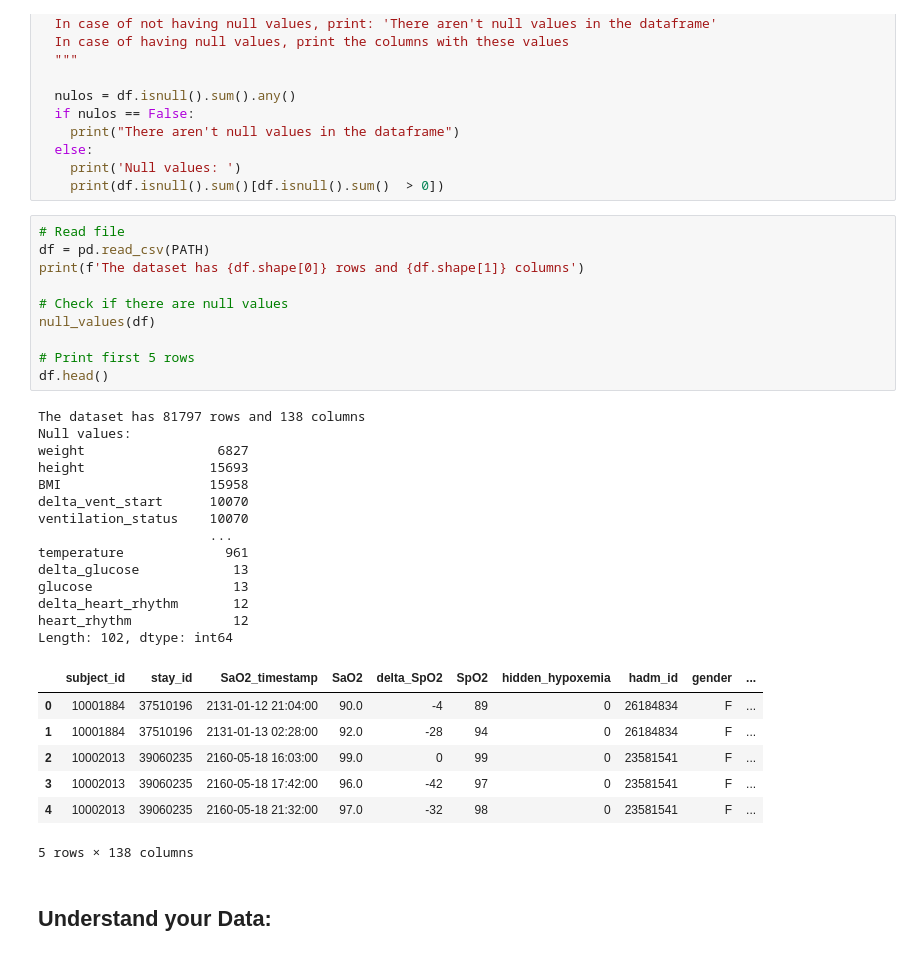
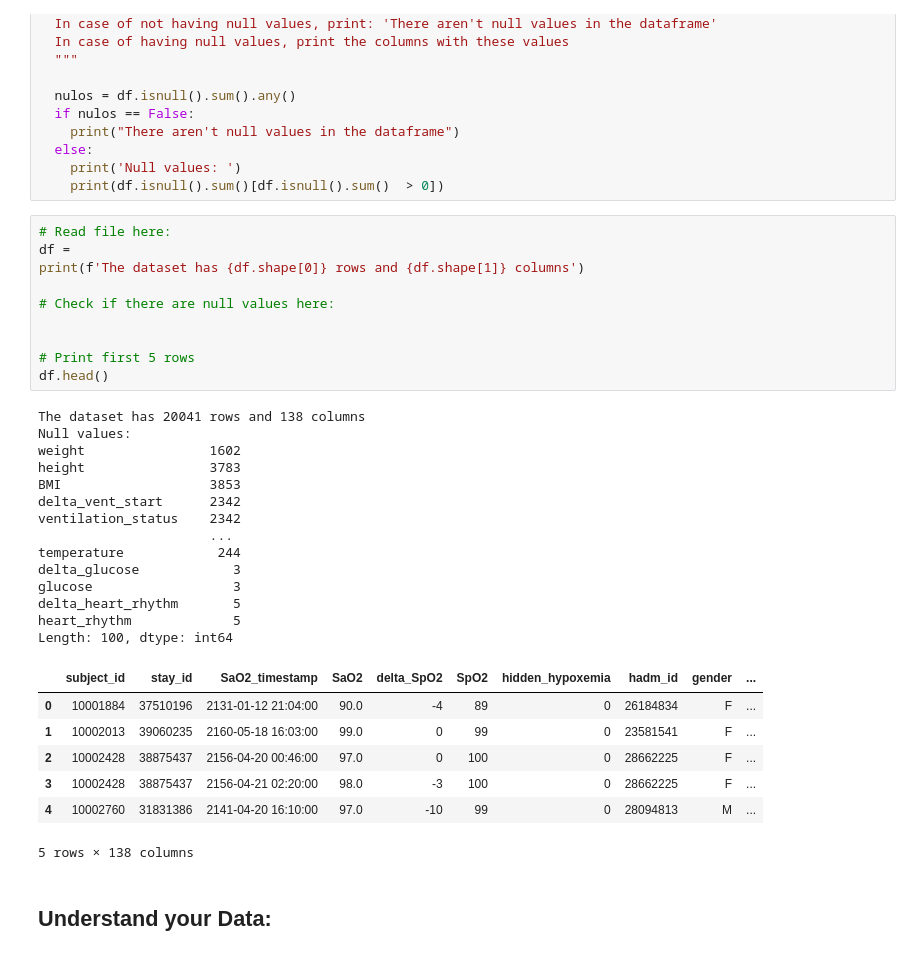
Before and after one commit to CriticalDatathon/workshops, a Jupyter notebook: workshop_2.ipynb, the cells around one changed output. Cells and saved outputs as stored; diff of their text form.

```diff
--- a/workshop_2.ipynb
+++ b/workshop_2.ipynb
@@ -67,36 +115,36 @@ def null_values(df):
     print('Null values: ')
     print(df.isnull().sum()[df.isnull().sum()  > 0])
 # %%
-# Read file
-df = pd.read_csv(PATH)
+# Read file here:
+df =
 print(f'The dataset has {df.shape[0]} rows and {df.shape[1]} columns')
 
-# Check if there are null values
-null_values(df)
+# Check if there are null values here:
+
 
 # Print first 5 rows
 df.head()
 # %% [output]
-The dataset has 81797 rows and 138 columns
+The dataset has 20041 rows and 138 columns
 Null values:
-weight                 6827
-height                15693
-BMI                   15958
-delta_vent_start      10070
-ventilation_status    10070
+weight                1602
+height                3783
+BMI                   3853
+delta_vent_start      2342
+ventilation_status    2342
                       ...
-temperature             961
-delta_glucose            13
-glucose                  13
-delta_heart_rhythm       12
-heart_rhythm             12
-Length: 102, dtype: int64
+temperature            244
+delta_glucose            3
+glucose                  3
+delta_heart_rhythm       5
+heart_rhythm             5
+Length: 100, dtype: int64
 |  | subject_id | stay_id | SaO2_timestamp | SaO2 | delta_SpO2 | SpO2 | hidden_hypoxemia | hadm_id | gender | ... |
 | 0 | 10001884 | 37510196 | 2131-01-12 21:04:00 | 90.0 | -4 | 89 | 0 | 26184834 | F | ... |
-| 1 | 10001884 | 37510196 | 2131-01-13 02:28:00 | 92.0 | -28 | 94 | 0 | 26184834 | F | ... |
-| 2 | 10002013 | 39060235 | 2160-05-18 16:03:00 | 99.0 | 0 | 99 | 0 | 23581541 | F | ... |
-| 3 | 10002013 | 39060235 | 2160-05-18 17:42:00 | 96.0 | -42 | 97 | 0 | 23581541 | F | ... |
-| 4 | 10002013 | 39060235 | 2160-05-18 21:32:00 | 97.0 | -32 | 98 | 0 | 23581541 | F | ... |
+| 1 | 10002013 | 39060235 | 2160-05-18 16:03:00 | 99.0 | 0 | 99 | 0 | 23581541 | F | ... |
+| 2 | 10002428 | 38875437 | 2156-04-20 00:46:00 | 97.0 | 0 | 100 | 0 | 28662225 | F | ... |
+| 3 | 10002428 | 38875437 | 2156-04-21 02:20:00 | 98.0 | -3 | 100 | 0 | 28662225 | F | ... |
+| 4 | 10002760 | 31831386 | 2141-04-20 16:10:00 | 97.0 | -10 | 99 | 0 | 28094813 | M | ... |
 5 rows × 138 columns
 # %% [markdown]
 ## Understand your Data:
```
Also changed, not shown: parts of 142 cells of this notebook.
